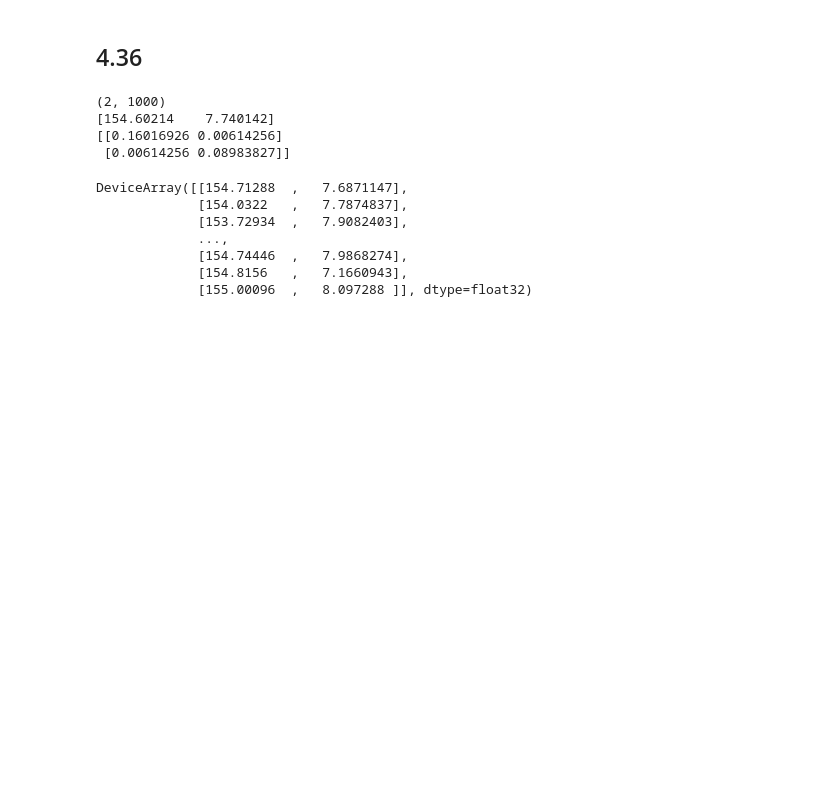
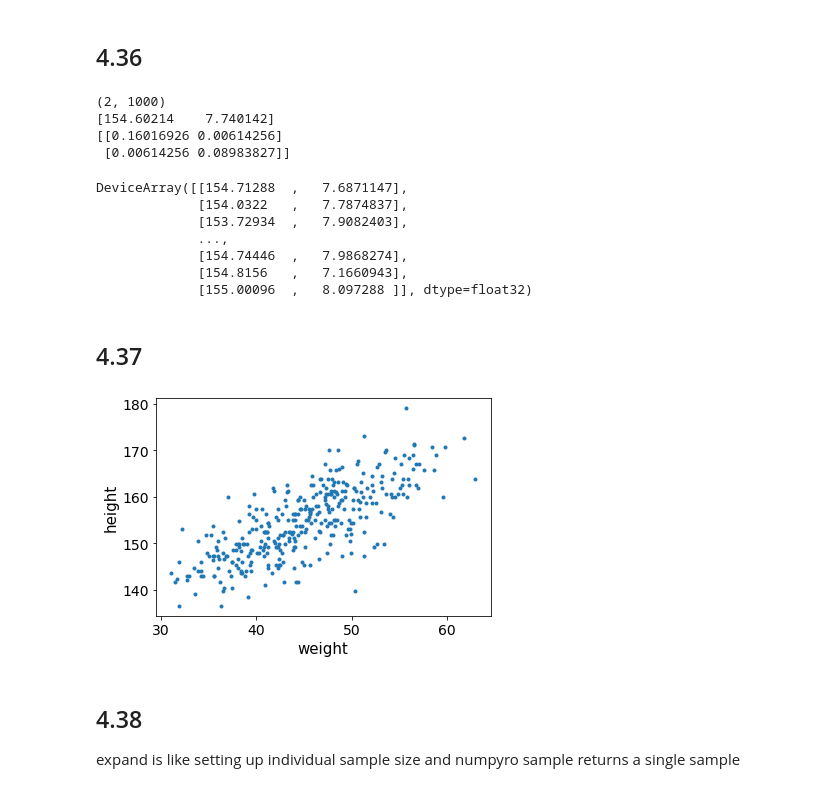
Before and after one commit to 8wgf3b/books, a Jupyter notebook: stat_rethink/Chap4.ipynb, the cells around one changed output. Drawn from its saved outputs; the diff is of its cells as text; code cells hidden in the pictures; blank space fills up the shorter version.

```diff
--- a/stat_rethink/Chap4.ipynb
+++ b/stat_rethink/Chap4.ipynb
@@ -372,3 +386,15 @@ DeviceArray([[154.71288  ,   7.6871147],
              [154.74446  ,   7.9868274],
              [154.8156   ,   7.1660943],
              [155.00096  ,   8.097288 ]], dtype=float32)
+# %% [markdown]
+## 4.37
+# %%
+az.plot_pair(d2[["weight", "height"]].to_dict(orient="list"))
+plt.show()
+# %% [output]
+[figure, added]
+# %% [markdown]
+## 4.38
+
+expand is like setting up individual sample size
+and numpyro sample returns a single sample
```
Also changed, not shown: parts of 8 cells of this notebook.
